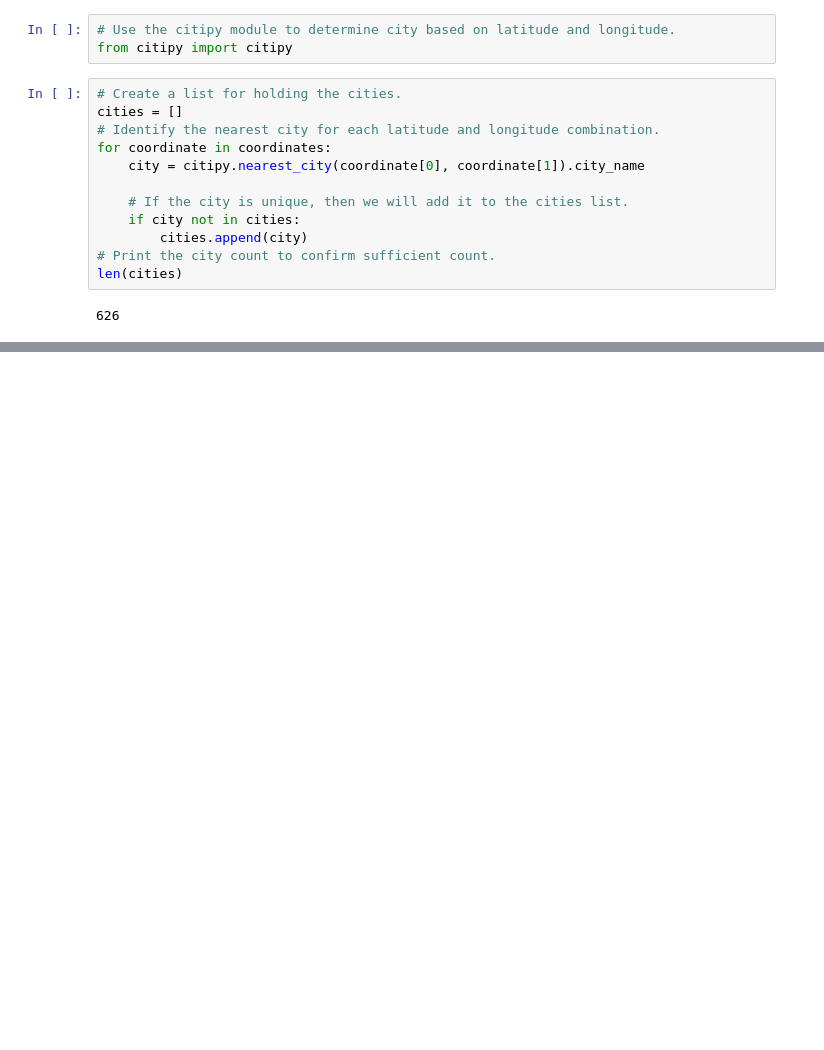
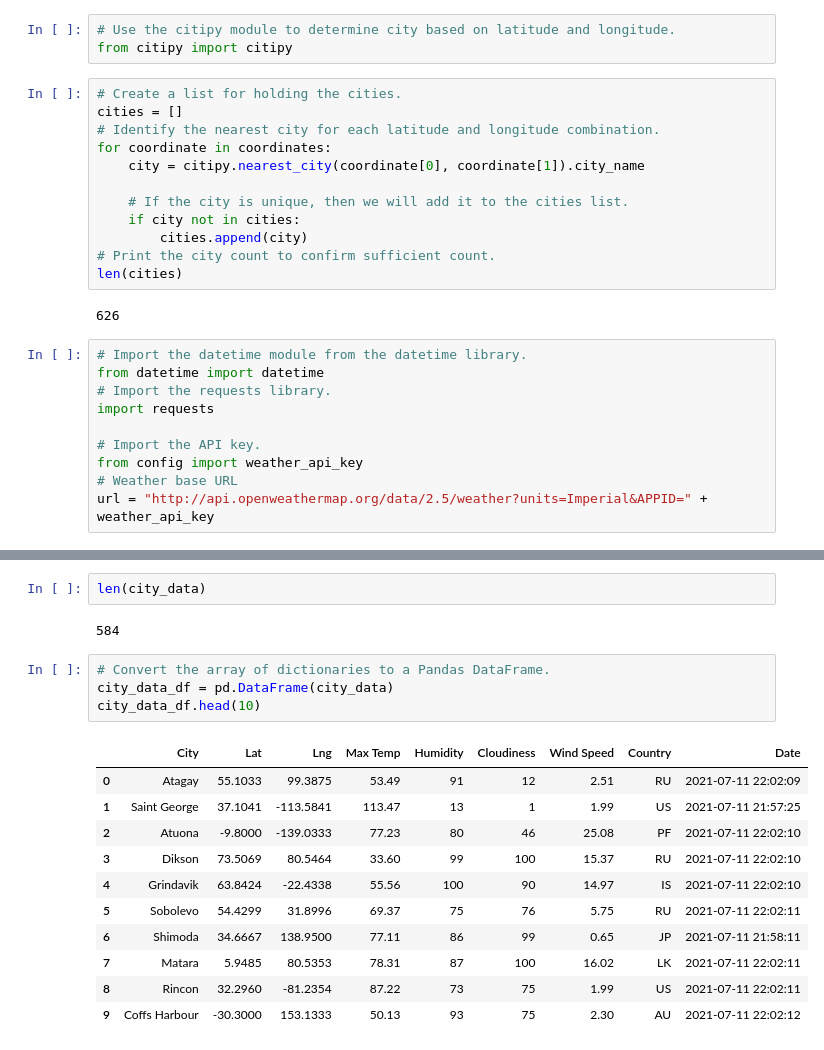
Before and after one commit to jediracer/World_Weather_Analysis, a Jupyter notebook: WeatherPy.ipynb, the cells around one changed output, grey strips where cells are left out. Saved outputs shown, nothing was run; the diff lists cells and outputs as text; blank space fills up the shorter version.

Commit message:
Updated WeatherPy.ipynb and added weather_data

```diff
--- a/WeatherPy.ipynb
+++ b/WeatherPy.ipynb
@@ -31,3 +31,13 @@ for coordinate in coordinates:
 len(cities)
 # %% [output]
 626
+# %%
+# Import the datetime module from the datetime library.
+from datetime import datetime
+# Import the requests library.
+import requests
+
+# Import the API key.
+from config import weather_api_key
+# Weather base URL
+url = "http://api.openweathermap.org/data/2.5/weather?units=Imperial&APPID=" + weather_api_key
@@ -33,0 +121,20 @@ len(cities)
+# %%
+len(city_data)
+# %% [output]
+584
+# %%
+# Convert the array of dictionaries to a Pandas DataFrame.
+city_data_df = pd.DataFrame(city_data)
+city_data_df.head(10)
+# %% [output]
+|  | City | Lat | Lng | Max Temp | Humidity | Cloudiness | Wind Speed | Country | Date |
+| 0 | Atagay | 55.1033 | 99.3875 | 53.49 | 91 | 12 | 2.51 | RU | 2021-07-11 22:02:09 |
+| 1 | Saint George | 37.1041 | -113.5841 | 113.47 | 13 | 1 | 1.99 | US | 2021-07-11 21:57:25 |
+| 2 | Atuona | -9.8000 | -139.0333 | 77.23 | 80 | 46 | 25.08 | PF | 2021-07-11 22:02:10 |
+| 3 | Dikson | 73.5069 | 80.5464 | 33.60 | 99 | 100 | 15.37 | RU | 2021-07-11 22:02:10 |
+| 4 | Grindavik | 63.8424 | -22.4338 | 55.56 | 100 | 90 | 14.97 | IS | 2021-07-11 22:02:10 |
+| 5 | Sobolevo | 54.4299 | 31.8996 | 69.37 | 75 | 76 | 5.75 | RU | 2021-07-11 22:02:11 |
+| 6 | Shimoda | 34.6667 | 138.9500 | 77.11 | 86 | 99 | 0.65 | JP | 2021-07-11 21:58:11 |
+| 7 | Matara | 5.9485 | 80.5353 | 78.31 | 87 | 100 | 16.02 | LK | 2021-07-11 22:02:11 |
+| 8 | Rincon | 32.2960 | -81.2354 | 87.22 | 73 | 75 | 1.99 | US | 2021-07-11 22:02:11 |
+| 9 | Coffs Harbour | -30.3000 | 153.1333 | 50.13 | 93 | 75 | 2.30 | AU | 2021-07-11 22:02:12 |
```
Also changed, not shown: parts of 3 cells of this notebook, 3 other files.
